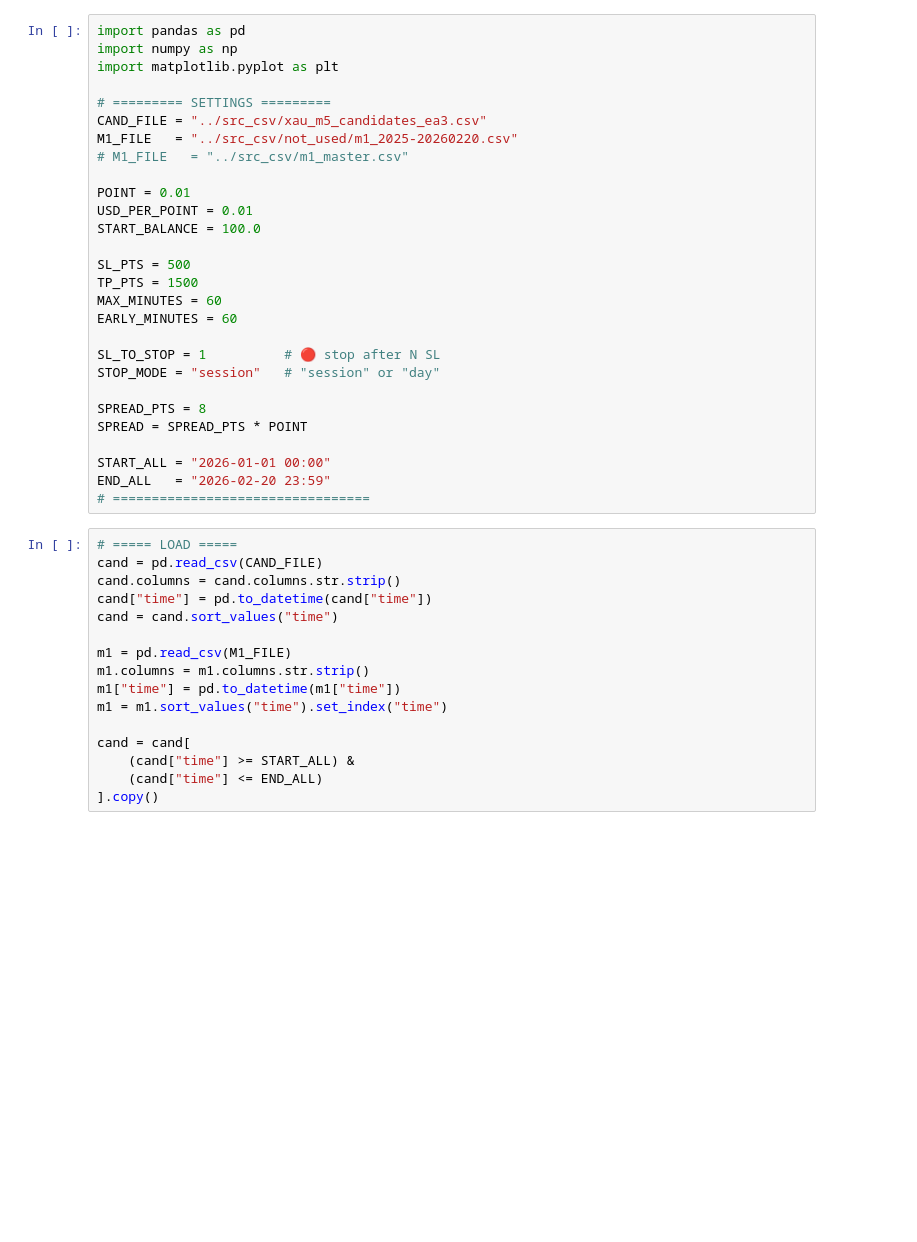
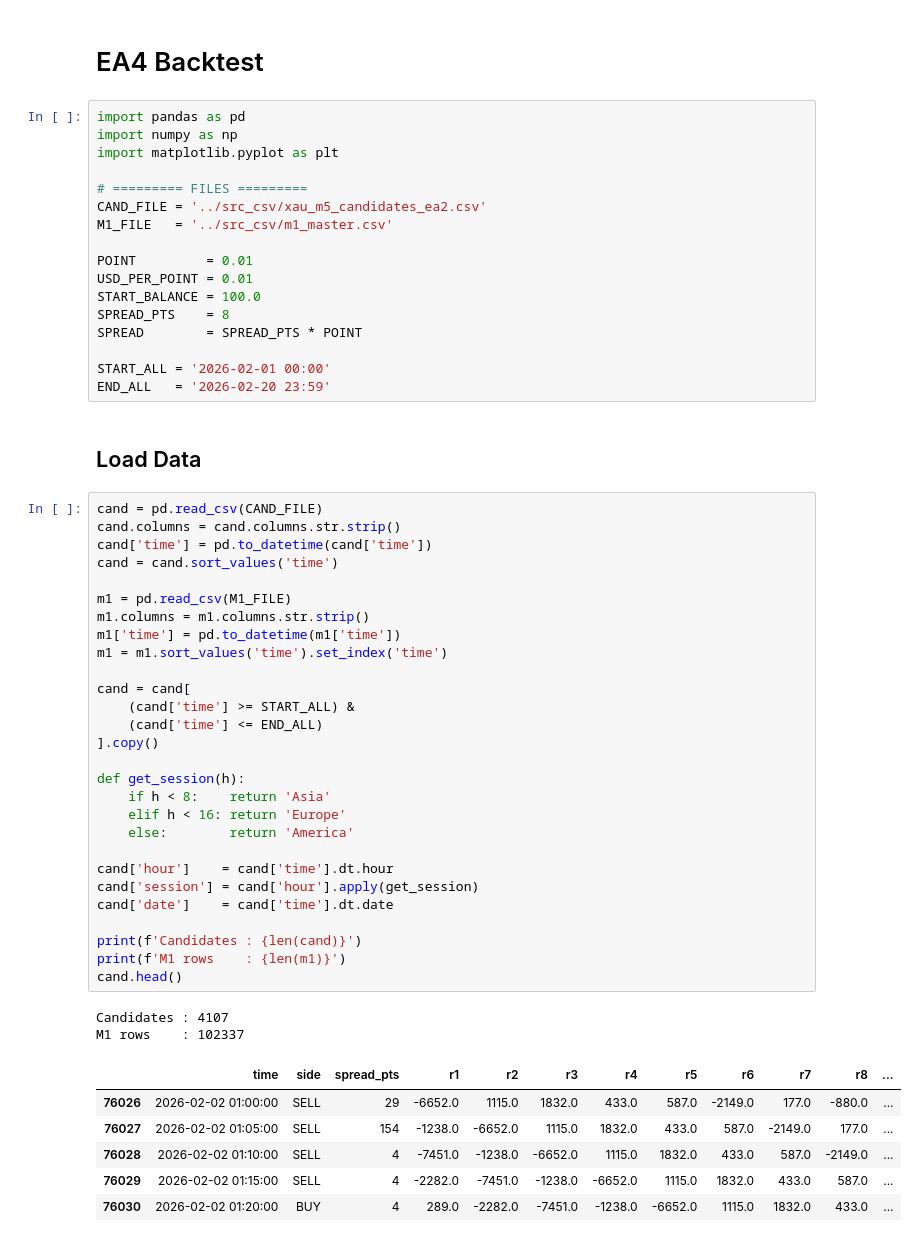
Before and after one commit to NonGP33M/XAUUSD_EA, a Jupyter notebook: backtest/backtest.ipynb, the cells around one changed output. Cells and saved outputs as stored; diff of their text form; blank space fills up the shorter version.

```diff
--- a/backtest/backtest.ipynb
+++ b/backtest/backtest.ipynb
@@ -1,44 +1,58 @@
+# %% [markdown]
+# EA4 Backtest
 # %%
 import pandas as pd
 import numpy as np
 import matplotlib.pyplot as plt
 
-# ========= SETTINGS =========
-CAND_FILE = "../src_csv/xau_m5_candidates_ea3.csv"
-M1_FILE   = "../src_csv/not_used/m1_2025-20260220.csv"
-# M1_FILE   = "../src_csv/m1_master.csv"
+# ========= FILES =========
+CAND_FILE = '../src_csv/xau_m5_candidates_ea2.csv'
+M1_FILE   = '../src_csv/m1_master.csv'
 
-POINT = 0.01
+POINT         = 0.01
 USD_PER_POINT = 0.01
 START_BALANCE = 100.0
+SPREAD_PTS    = 8
+SPREAD        = SPREAD_PTS * POINT
 
-SL_PTS = 500
-TP_PTS = 1500
-MAX_MINUTES = 60
-EARLY_MINUTES = 60
-
-SL_TO_STOP = 1          # 🔴 stop after N SL
-STOP_MODE = "session"   # "session" or "day"
-
-SPREAD_PTS = 8
-SPREAD = SPREAD_PTS * POINT
-
-START_ALL = "2026-01-01 00:00"
-END_ALL   = "2026-02-20 23:59"
-# =================================
+START_ALL = '2026-02-01 00:00'
+END_ALL   = '2026-02-20 23:59'
+# %% [markdown]
+## Load Data
 # %%
-# ===== LOAD =====
 cand = pd.read_csv(CAND_FILE)
 cand.columns = cand.columns.str.strip()
-cand["time"] = pd.to_datetime(cand["time"])
-cand = cand.sort_values("time")
+cand['time'] = pd.to_datetime(cand['time'])
+cand = cand.sort_values('time')
 
 m1 = pd.read_csv(M1_FILE)
 m1.columns = m1.columns.str.strip()
-m1["time"] = pd.to_datetime(m1["time"])
-m1 = m1.sort_values("time").set_index("time")
+m1['time'] = pd.to_datetime(m1['time'])
+m1 = m1.sort_values('time').set_index('time')
 
 cand = cand[
-    (cand["time"] >= START_ALL) &
-    (cand["time"] <= END_ALL)
+    (cand['time'] >= START_ALL) &
+    (cand['time'] <= END_ALL)
 ].copy()
+
+def get_session(h):
+    if h < 8:    return 'Asia'
+    elif h < 16: return 'Europe'
+    else:        return 'America'
+
+cand['hour']    = cand['time'].dt.hour
+cand['session'] = cand['hour'].apply(get_session)
+cand['date']    = cand['time'].dt.date
+
+print(f'Candidates : {len(cand)}')
+print(f'M1 rows    : {len(m1)}')
+cand.head()
+# %% [output]
+Candidates : 4107
+M1 rows    : 102337
+|  | time | side | spread_pts | r1 | r2 | r3 | r4 | r5 | r6 | r7 | r8 | ... |
+| 76026 | 2026-02-02 01:00:00 | SELL | 29 | -6652.0 | 1115.0 | 1832.0 | 433.0 | 587.0 | -2149.0 | 177.0 | -880.0 | ... |
+| 76027 | 2026-02-02 01:05:00 | SELL | 154 | -1238.0 | -6652.0 | 1115.0 | 1832.0 | 433.0 | 587.0 | -2149.0 | 177.0 | ... |
+| 76028 | 2026-02-02 01:10:00 | SELL | 4 | -7451.0 | -1238.0 | -6652.0 | 1115.0 | 1832.0 | 433.0 | 587.0 | -2149.0 | ... |
+| 76029 | 2026-02-02 01:15:00 | SELL | 4 | -2282.0 | -7451.0 | -1238.0 | -6652.0 | 1115.0 | 1832.0 | 433.0 | 587.0 | ... |
+| 76030 | 2026-02-02 01:20:00 | BUY | 4 | 289.0 | -2282.0 | -7451.0 | -1238.0 | -6652.0 | 1115.0 | 1832.0 | 433.0 | ... |
```
Also changed, not shown: parts of 13 cells of this notebook, 5 other files.
